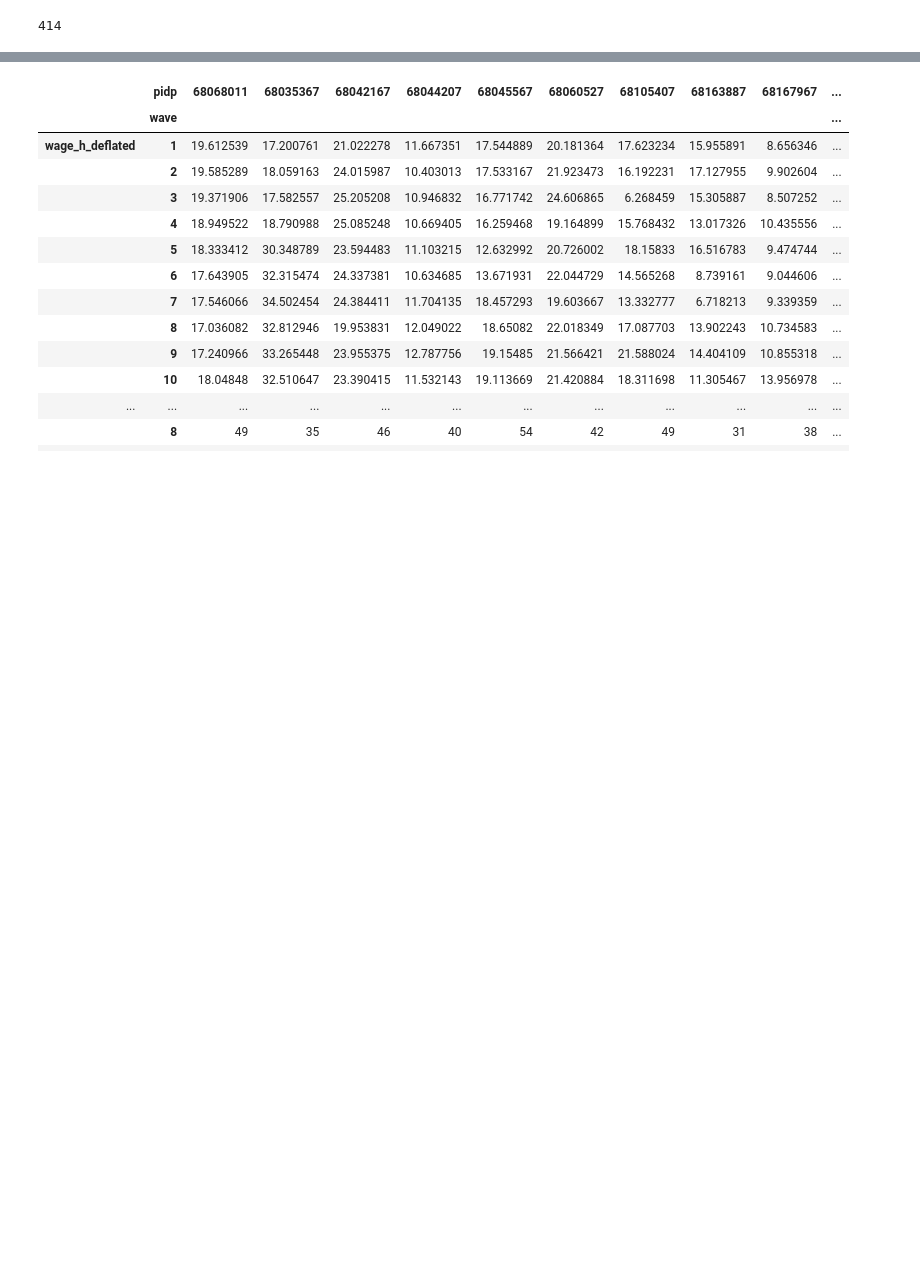
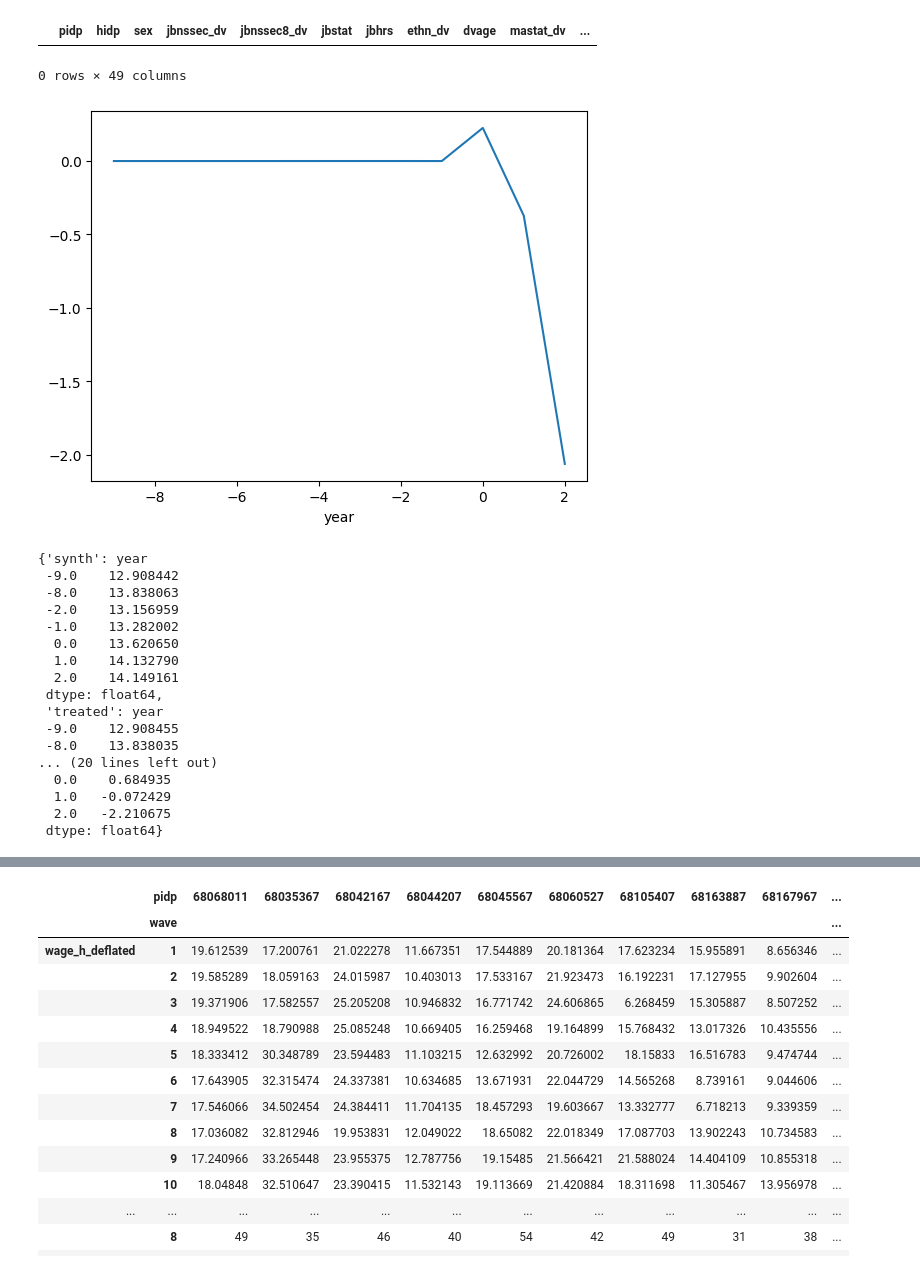
Before and after one commit to centre-for-care/costofcare, a Jupyter notebook: parallalel_isc.ipynb, the cells around one changed output, grey strips where cells are left out. Cells and saved outputs as stored; diff of their text form; code cells hidden in the pictures; blank space fills up the shorter version.

Commit message:
massive code cleaning and year recoding

```diff
--- a/parallalel_isc.ipynb
+++ b/parallalel_isc.ipynb
@@ -27,4 +9,0 @@ treated
-# %%
-# Get controls cases
-controls = data[~data.ever_carer]
-len(controls.pidp.unique())
@@ -37,21 +50,19 @@ controls.log_wage_h_deflated.min()
+# %%
+controls[controls.pidp==1088956767]
+# %% [output]
+|  | pidp | hidp | sex | jbnssec_dv | jbnssec8_dv | jbstat | jbhrs | ethn_dv | dvage | mastat_dv | ... |
+0 rows × 49 columns
 # %%
 def get_control_clean(c_data, t_data):
     samples = []
     t_ids = t_data.pidp.unique().tolist()
     for t_id in t_ids:
         out = {}
-        init = t_data[t_data.pidp == t_id].initial_wave.unique()[0]
-        treat_time = t_data[t_data.pidp == t_id].wave_treat_real.unique()[0]
-        last_wave = t_data[t_data.pidp == t_id].wave.max()
-        length = (last_wave + 1) - init
-        # HUGE PROBLEM HERE waves need to match exactly!!! do not use range!!!
-        idx = c_data[(c_data.wave >= init) & (controls.wave <= last_wave)].groupby('pidp')['pidp'].transform('count') == length
-        sub_sample = c_data[(c_data.wave >= init) & (c_data.wave <= last_wave)][idx].reset_index(drop=True)
-        treat = t_data[t_data.pidp == t_id].pivot(index='wave', columns='pidp', values='wage_h_deflated')
-        #treat.columns = ['treated']
-        sub_sample = sub_sample.pivot(index='wave', columns='pidp', values='wage_h_deflated')
-        sub_sample = pd.concat([treat, sub_sample], axis=1, join="inner")
-        out['data'] = sub_sample
+        treat_time = t_data[t_data.pidp == t_id].year_treated.unique()[0]
+        treat = t_data[t_data.pidp == t_id].pivot_table(index='year', columns='pidp', values='wage_h_deflated')
+        control = c_data.pivot_table(index='year', columns='pidp', values='wage_h_deflated')
+        sub_sample = pd.concat([treat, control], axis=1, join="inner") # concat-join-inner ensure using index (year) as key
+        out['data'] = sub_sample.dropna(axis=1) # only complete columns
         out['treat_time'] = treat_time
         samples.append(out)
     return samples
@@ -61,12 +72,8 @@ def is_consecutive(l):
 idx = []
 for pidp in treated.pidp:
     idx.append(is_consecutive(treated[treated.pidp == pidp].wave))
-# %%
-len(treated[idx].pidp.unique())
-# %% [output]
-414
 # %%
-samples = get_control_clean(controls, treated[idx])
+samples = get_control_clean(controls, treated)
 # %%
 from typing import List
 from operator import add
@@ -75,6 +82,7 @@ import numpy as np
 from scipy.optimize import minimize
 from sklearn.neighbors import KDTree
 from multiprocessing import Pool
+import matplotlib.pyplot as plt
 
 def create_index(x):
     y = np.arange(len(x)) + 1
@@ -109,22 +117,20 @@ def sc(x):
     data = x['data'].copy()
     t_time = x['treat_time']
     data.sort_index(inplace=True)
-    data.index = create_relative_index(data.index.tolist(), t_time)
+    data.index = data.index - t_time #
     df_T0 = data.loc[:-1, :] # this needs to be revised
     Y_0 = df_T0.iloc[:, 0].values
     kdt = KDTree(df_T0.T, leaf_size=30, metric='euclidean')
-    idx = kdt.query(df_T0.T, k=300, return_distance=False)[0, 1:]
+    idx = kdt.query(df_T0.T, k=200, return_distance=False)[0, 1:]
     Y_i = df_T0.iloc[:, idx].values
     weights = get_w(Y_i, Y_0)
     synth = data.iloc[:, idx].dot(weights) # synthetic control is now based on the new subset of observations
     treated = data.iloc[:, 0]
     diff = treated - synth
-    std_diff = (diff - diff.mean())/ diff.std()
     return {
         'synth': synth,
         'treated': treated,
-        'diff': diff,
-        'std_diff': std_diff
+        'diff': diff
     }
 
 
@@ -139,10 +145,29 @@ def isc(data_objects: list) -> dict:
         synths.append(ele['synth'])
         treats.append(ele['treated'])
         diffs.append(ele['diff'])
-        std_diffs.append(ele['std_diff'])
     return {'synths': synths,
             'treats': treats,
-            'diffs': diffs,
-            'std_diffs': std_diffs}
+            'diffs': diffs}
+# %%
+sc(samples[100])
+# %% [output]
+[figure, added]
+{'synth': year
+ -9.0    12.908442
+ -8.0    13.838063
+ -2.0    13.156959
+ -1.0    13.282002
+  0.0    13.620650
+  1.0    14.132790
+  2.0    14.149161
+ dtype: float64,
+ 'treated': year
+ -9.0    12.908455
+ -8.0    13.838035
+... (20 lines left out)
+  0.0    0.684935
+  1.0   -0.072429
+  2.0   -2.210675
+ dtype: float64}
 # %%
 out = isc(samples)
```
Also changed, not shown: parts of 11 cells of this notebook, 3 other files.
